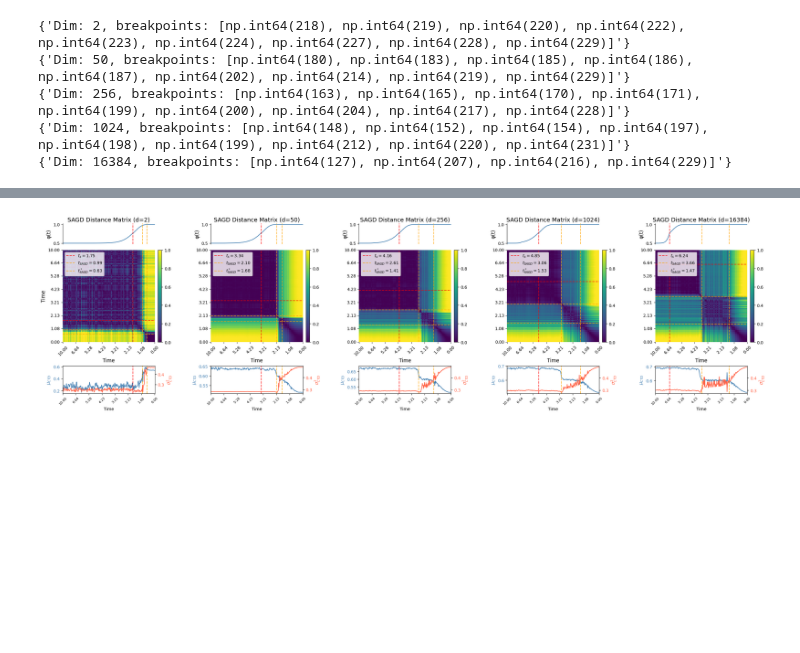
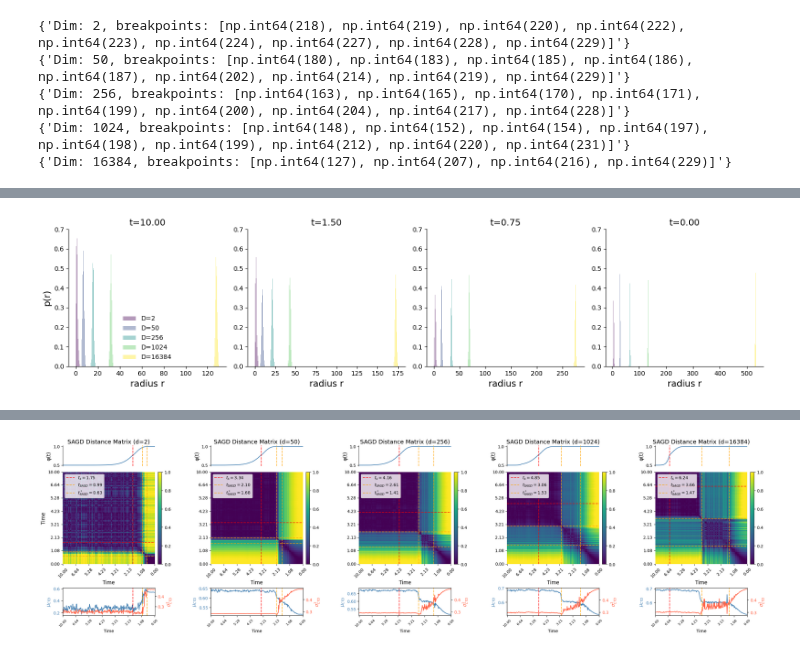
Before and after one commit to msarrias/Shape-Aware-Regimes-of-Diffusion-Models, a Jupyter notebook: notebooks/speciation_time_gaussian.ipynb, the cells around one changed output, grey strips where cells are left out. Saved outputs shown, nothing was run; the diff lists cells and outputs as text; code cells hidden in the pictures; blank space fills up the shorter version.

```diff
--- a/notebooks/speciation_time_gaussian.ipynb
+++ b/notebooks/speciation_time_gaussian.ipynb
@@ -69,0 +137,20 @@ for d_i in ds:
+# %%
+t_values = [snaps[0], 1.5, 0.75, snaps[-1]]
+colors = plt.cm.viridis(np.linspace(0, 1, len(ds)))
+fig, axes = plt.subplots(1, len(t_values), figsize=(4*len(t_values), 4), sharey=False)
+for ax, t in zip(axes, t_values):
+    for d, c in zip(ds, colors):
+        samples_at_t = samples[d][t]
+        radii = np.sqrt(np.sum(samples_at_t**2, axis=1))
+        ax.hist(radii, bins=40, density=True, alpha=0.4, color=c, label=f'D={d}')
+    ax.set_title(f"t={t:.2f}", fontsize=14)
+    ax.set_xlabel("radius r", fontsize=14)
+    ax.set_ylim(0, 0.7)
+    ax.spines['top'].set_visible(False)
+    ax.spines['right'].set_visible(False)
+axes[0].set_ylabel("p(r)", fontsize=14)
+axes[0].legend(fontsize=10, frameon=False)
+plt.tight_layout()
+plt.show()
+# %% [output]
+[figure, added]
```
Also changed, not shown: parts of 6 cells of this notebook.
